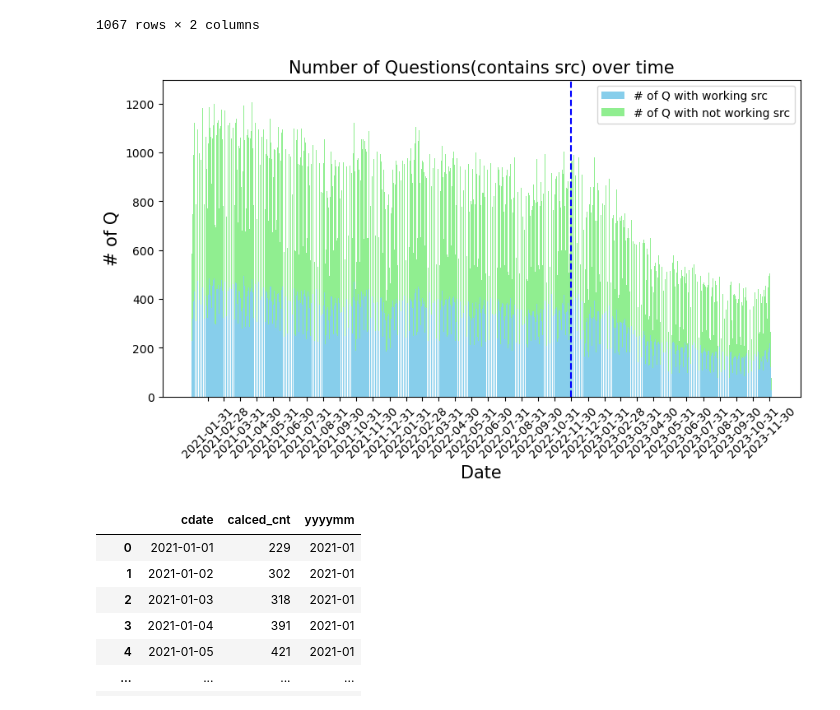
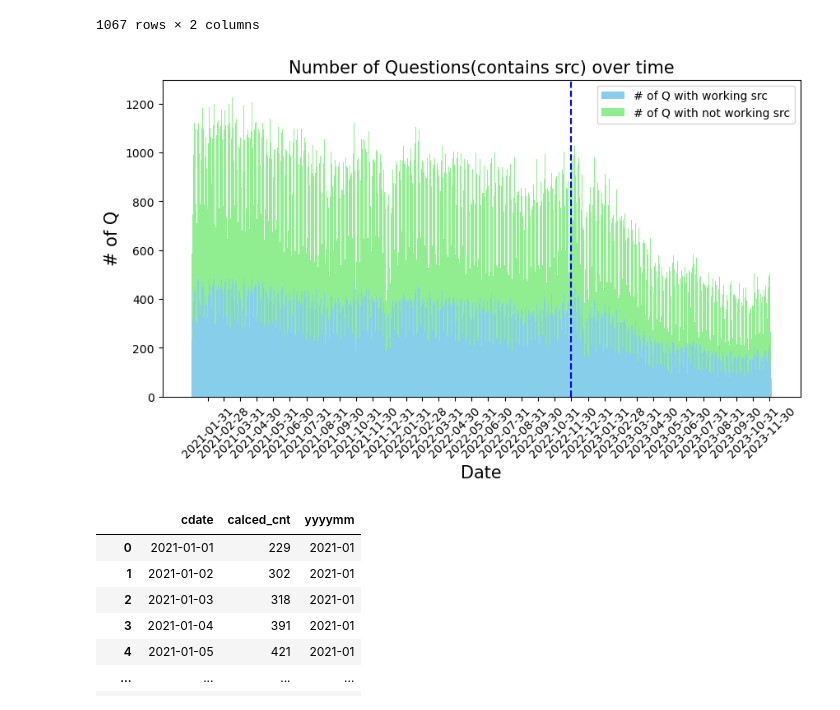
Before and after one commit to boysbeanxious/stackoverflow_src, a Jupyter notebook: complexity/3_cognitive_complexity_viz.ipynb, the cells around one changed output. Cells and saved outputs as stored; diff of their text form; code cells hidden in the pictures.

```diff
--- a/complexity/3_cognitive_complexity_viz.ipynb
+++ b/complexity/3_cognitive_complexity_viz.ipynb
@@ -265,24 +286,24 @@ not_calc_ed_cnt.columns = ['cdate', 'notcalced_cnt']
 # %%
 fig, ax = plt.subplots(figsize = (10, 5))
 
-ax.bar(calc_ed_cnt['cdate'], calc_ed_cnt['calced_cnt'], color='skyblue', label = '# of Q with working src')
-ax.bar(not_calc_ed_cnt['cdate'], not_calc_ed_cnt['notcalced_cnt'], bottom = calc_ed_cnt['calced_cnt'], color = 'lightgreen', label = '# of Q with not working src')
+ax.bar(calc_ed_cnt['cdate'], calc_ed_cnt['calced_cnt'], color='skyblue', label = '# of Q with working src', width=1.0)
+ax.bar(not_calc_ed_cnt['cdate'], not_calc_ed_cnt['notcalced_cnt'], bottom = calc_ed_cnt['calced_cnt'], color = 'lightgreen', label = '# of Q with not working src', width=1.0)
 
 ax.set_title('Number of Questions(contains src) over time', fontsize = 15)
 ax.set_xlabel('Date', fontsize = 15)
 ax.set_ylabel('# of Q', fontsize = 15)
 ax.set_xticks(major_xticks)
 
 ax.axvline(major_xticks[22], # add vertical line
        color = 'blue',
        linestyle = '--',
        linewidth = 1.5)
 ax.tick_params(axis='x', rotation=45)
 ax.legend(loc = 'upper right', fontsize = 10) # add legend
 
 plt.show();
 # %% [output]
-[figure, old version]
+[figure, new version]
 # %%
 calc_ed_cnt
 # %% [output]
```
Also changed, not shown: parts of 36 cells of this notebook.
